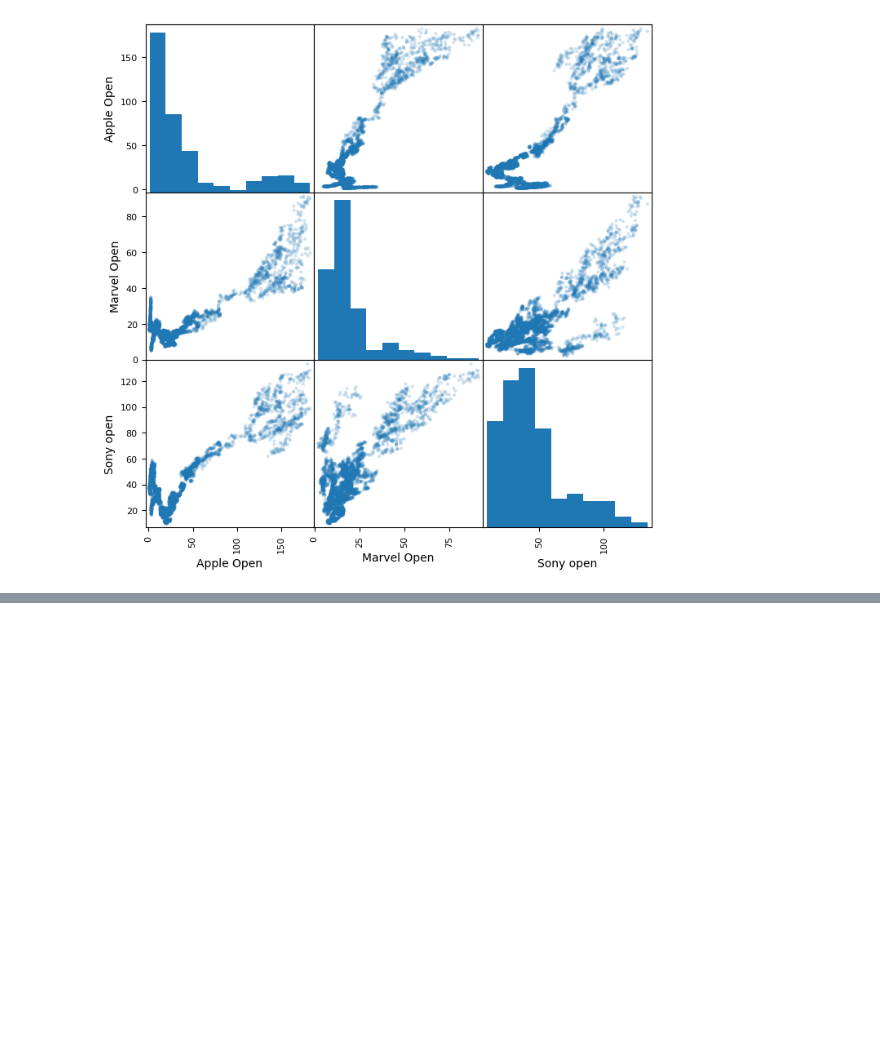
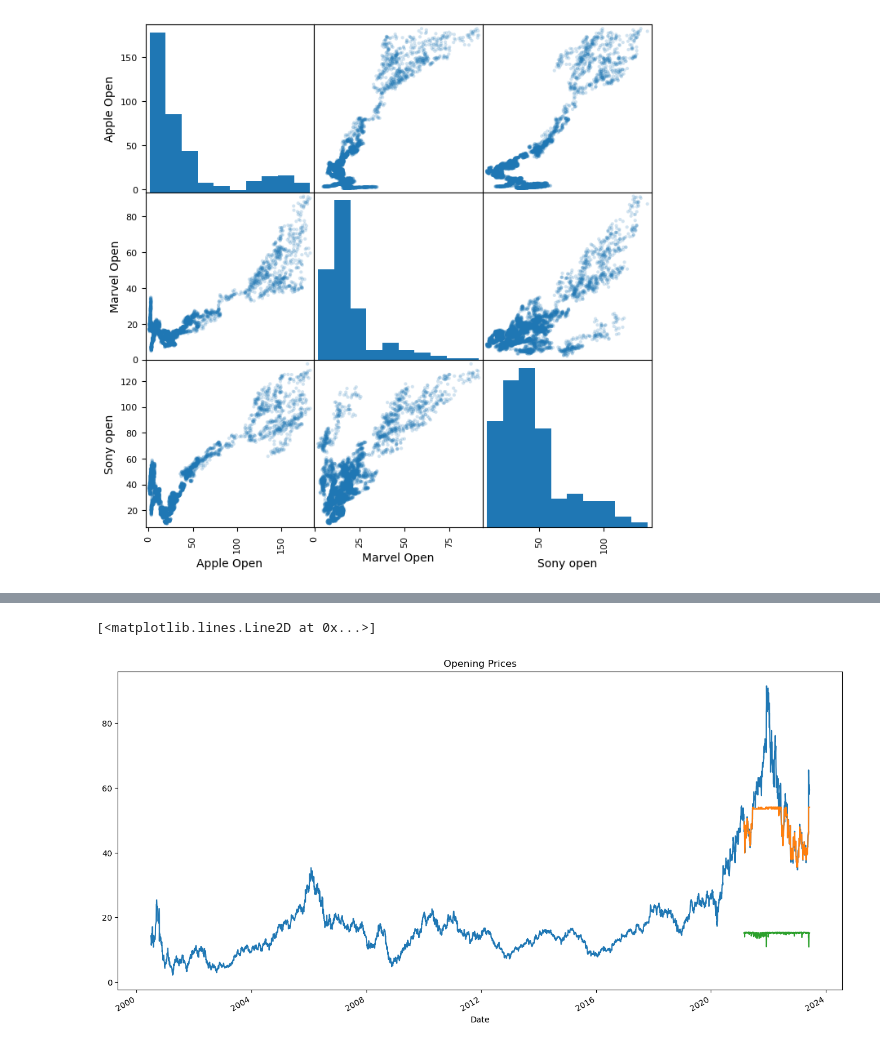
Before and after one commit to SergioAMMH/Data-Analisis, a Jupyter notebook: Proyecto Final/Proyecto Final.ipynb, the cells around one changed output, grey strips where cells are left out. Drawn from its saved outputs; the diff is of its cells as text; code cells hidden in the pictures; blank space fills up the shorter version.

```diff
--- a/Proyecto Final/Proyecto Final.ipynb
+++ b/Proyecto Final/Proyecto Final.ipynb
@@ -236,0 +183,4 @@ plt.plot(X_T.index,y_pred)
+# %%
+Marvelsvr = SVR()
+Marvelsvr.fit(X_E, y_E)
+ypred = Marvelsvr.predict(X_T)
@@ -236,0 +231,8 @@ plt.plot(X_T.index,y_pred)
+# %%
+Marvel['Close'].plot(label='Marvel',figsize=(16,8), title='Opening Prices')
+plt.plot(X_T.index, y_pred,label = 'RandomForest')
+plt.plot(X_T.index, ypred, label = 'svr')
+plt.legend();
+# %% [output]
+[<matplotlib.lines.Line2D at 0x...>]
+[figure, added]
```
Also changed, not shown: parts of 21 cells of this notebook.
